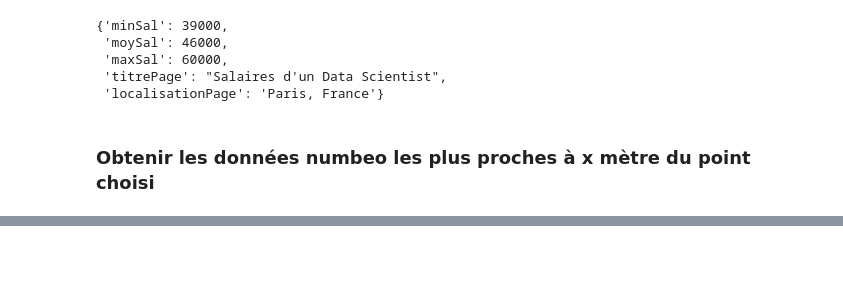
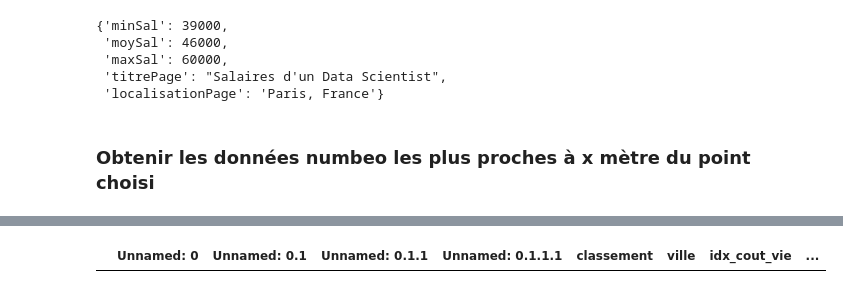
Before and after one commit to eva-pa/projet_webscrapping_padrino_eva_dia3, a Jupyter notebook: visual_final.ipynb, the cells around one changed output, grey strips where cells are left out. Cells and saved outputs as stored; diff of their text form; code cells hidden in the pictures; blank space fills up the shorter version.

```diff
--- a/visual_final.ipynb
+++ b/visual_final.ipynb
@@ -46,0 +89,9 @@ ObtainResultSal('Data Scientist','Paris','France')
+# %%
+def SortDistancesAscending(df,col_dist):
+    return df.sort_values(col_dist)
+def DistanceMax(dist_max,sorted_df,col_dist):
+    return sorted_df[sorted_df[col_dist]<=dist_max]
+# %%
+df3= SortDistancesAscending(df2, 'distance_km')
+df3 = DistanceMax(dist_max=100,sorted_df=df3,col_dist='distance_km')
+#df3 = DistanceMax(150,'distance_km')
@@ -46,0 +116,2 @@ ObtainResultSal('Data Scientist','Paris','France')
+# %%
+df3 = FiltreSortDf(df3,'distance_km',20)
@@ -46,0 +130,4 @@ ObtainResultSal('Data Scientist','Paris','France')
+# %%
+df3
+# %% [output]
+|  | Unnamed: 0 | Unnamed: 0.1 | Unnamed: 0.1.1 | Unnamed: 0.1.1.1 | classement | ville | idx_cout_vie | ... |
```
Also changed, not shown: parts of 7 cells of this notebook, 3 other files.
